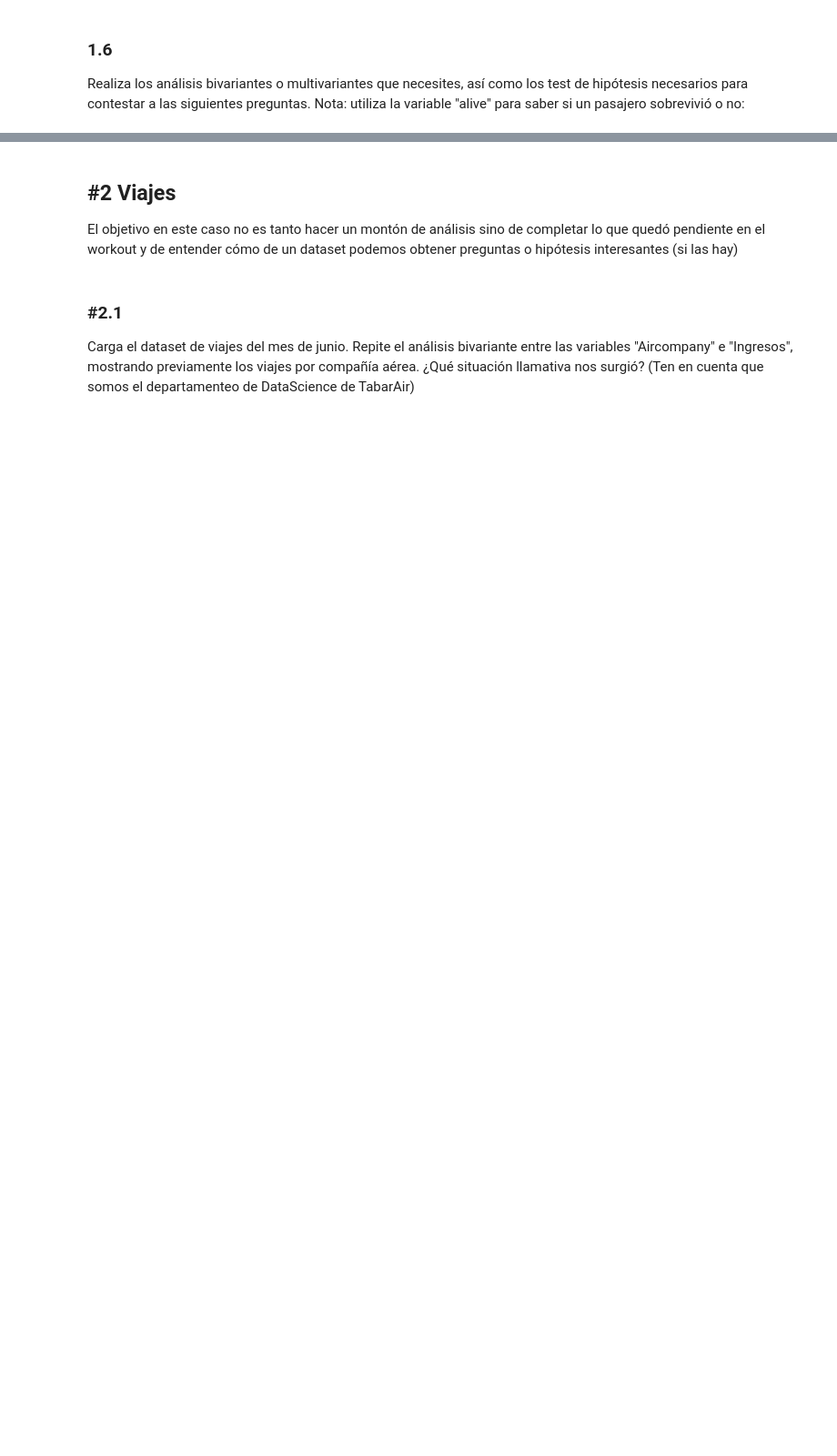
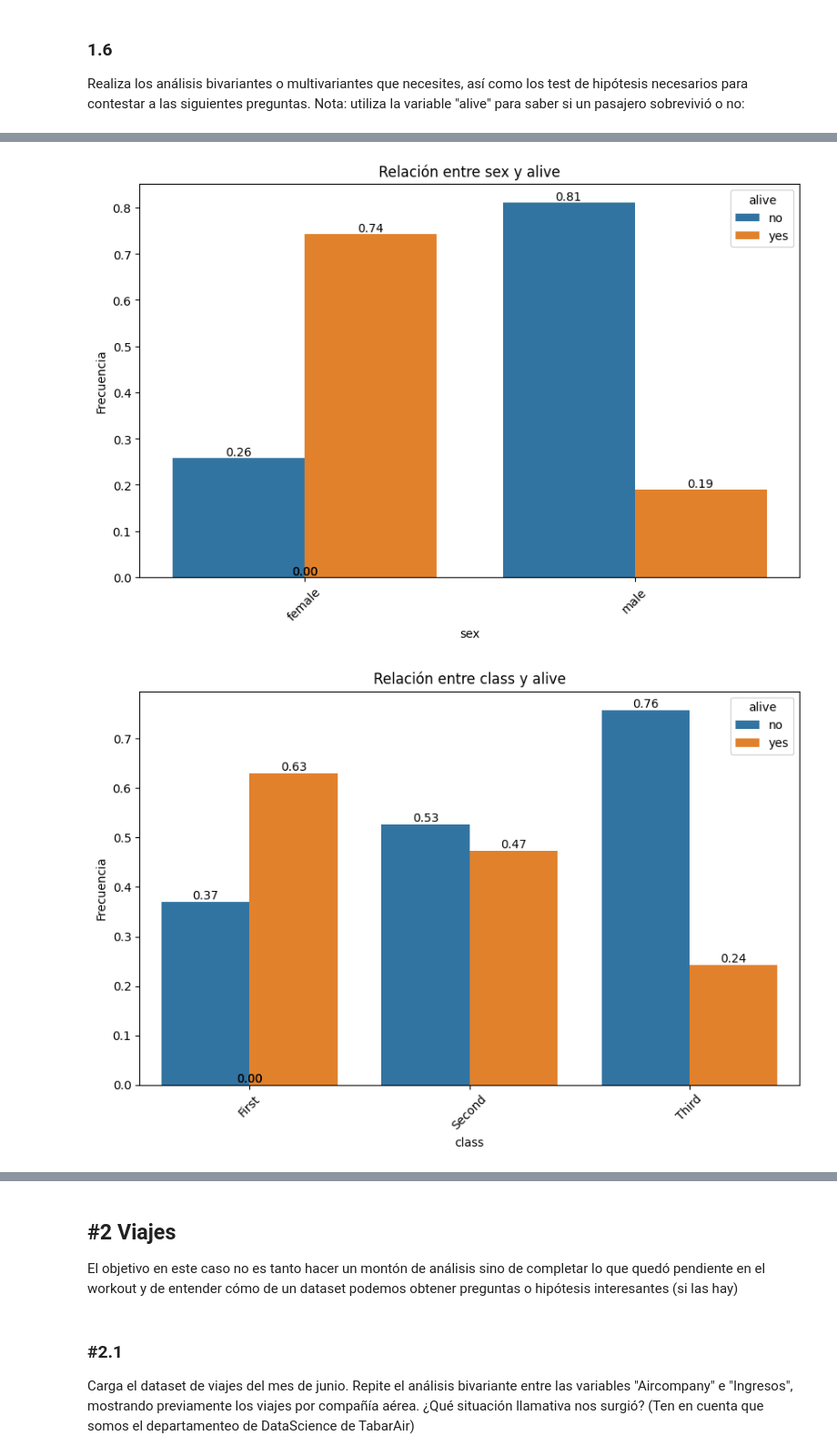
Before and after one commit to noemontiels/ONLINE_DS_THEBRIDGE_NOELIAMONTIEL, a Jupyter notebook: 03_Analisis_de_Datos/Sprint_07/Unidad_02/Practica_Obligatoria/18_Practica_Obligatoria_Multivariante.ipynb, the cells around one changed output, grey strips where cells are left out. Shown at 91% size. Cells and saved outputs as stored; diff of their text form; code cells hidden in the pictures; blank space fills up the shorter version.

```diff
--- a/03_Analisis_de_Datos/Sprint_07/Unidad_02/Practica_Obligatoria/18_Practica_Obligatoria_Multivariante.ipynb
+++ b/03_Analisis_de_Datos/Sprint_07/Unidad_02/Practica_Obligatoria/18_Practica_Obligatoria_Multivariante.ipynb
@@ -95,0 +258,8 @@ Si nos fijamos, el perfil típico de viajero recoge prácticamente todas las dir
+# %%
+# 2.- Comparación con la variable más importante ('alive') como directora
+for i in range(len(cat_titanic) - 1):
+    col1 = cat_titanic[i]
+    boot.plot_categorical_relationship_fin(df_titanic, col1,"alive", show_values= True, relative_freq=True)
+# %% [output]
+[figure, added]
+[figure, added]
```
Also changed, not shown: parts of 73 cells of this notebook.
